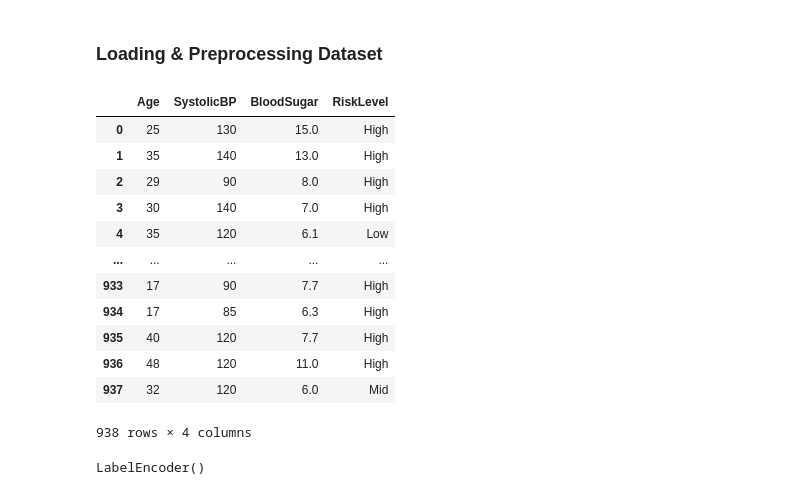
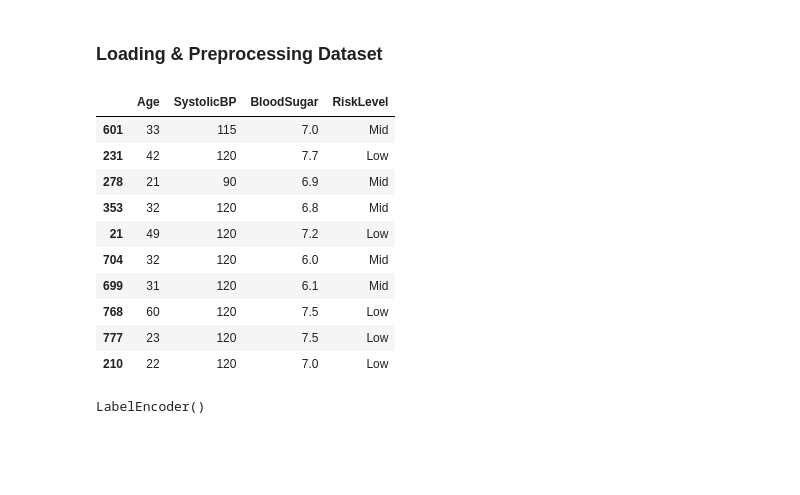
Before and after one commit to a-leena/maternal_health_risk, a Jupyter notebook: notebook/Models.ipynb, the cells around one changed output. Drawn from its saved outputs; the diff is of its cells as text; code cells hidden in the pictures; blank space fills up the shorter version.

```diff
--- a/notebook/Models.ipynb
+++ b/notebook/Models.ipynb
@@ -326,21 +294,19 @@ Best Test Accuracy: 0.8235294117647058
 ### Loading & Preprocessing Dataset
 # %%
 small_dim_dataset = pd.read_csv('../data/few_features_data.csv')
-small_dim_dataset
+small_dim_dataset.sample(10)
 # %% [output]
 |  | Age | SystolicBP | BloodSugar | RiskLevel |
-| 0 | 25 | 130 | 15.0 | High |
-| 1 | 35 | 140 | 13.0 | High |
-| 2 | 29 | 90 | 8.0 | High |
-| 3 | 30 | 140 | 7.0 | High |
-| 4 | 35 | 120 | 6.1 | Low |
-| ... | ... | ... | ... | ... |
-| 933 | 17 | 90 | 7.7 | High |
-| 934 | 17 | 85 | 6.3 | High |
-| 935 | 40 | 120 | 7.7 | High |
-| 936 | 48 | 120 | 11.0 | High |
-| 937 | 32 | 120 | 6.0 | Mid |
+| 601 | 33 | 115 | 7.0 | Mid |
+| 231 | 42 | 120 | 7.7 | Low |
+| 278 | 21 | 90 | 6.9 | Mid |
+| 353 | 32 | 120 | 6.8 | Mid |
+| 21 | 49 | 120 | 7.2 | Low |
+| 704 | 32 | 120 | 6.0 | Mid |
+| 699 | 31 | 120 | 6.1 | Mid |
+| 768 | 60 | 120 | 7.5 | Low |
+| 777 | 23 | 120 | 7.5 | Low |
+| 210 | 22 | 120 | 7.0 | Low |
-938 rows × 4 columns
 # %%
 X = small_dim_dataset.drop(columns=['RiskLevel'])
 y = small_dim_dataset['RiskLevel']
```
Also changed, not shown: parts of 16 cells of this notebook, 7 other files.
